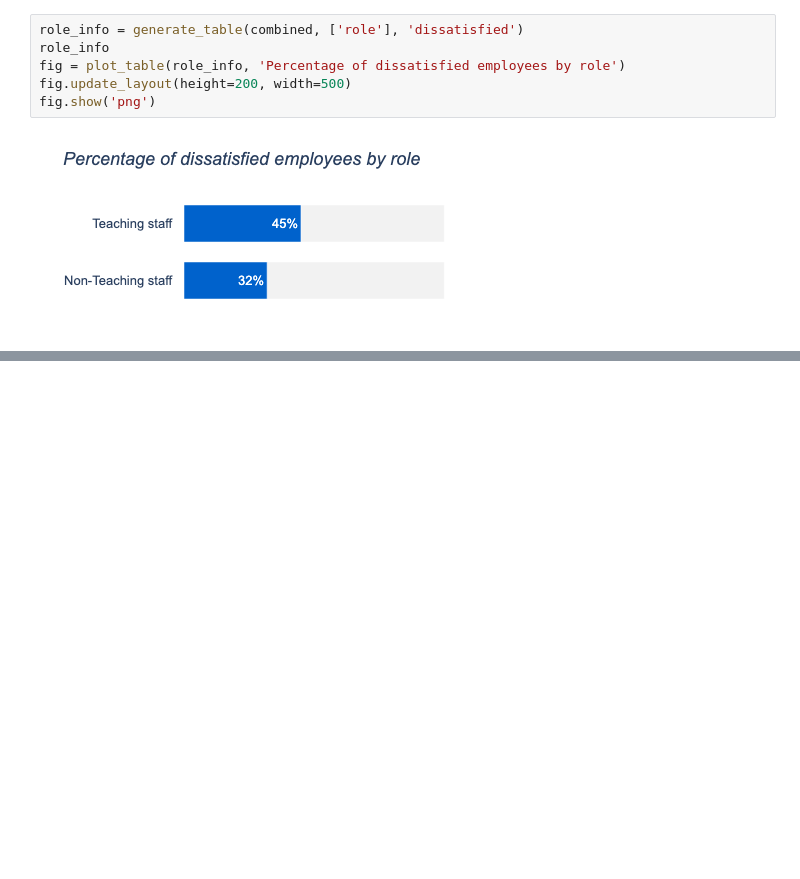
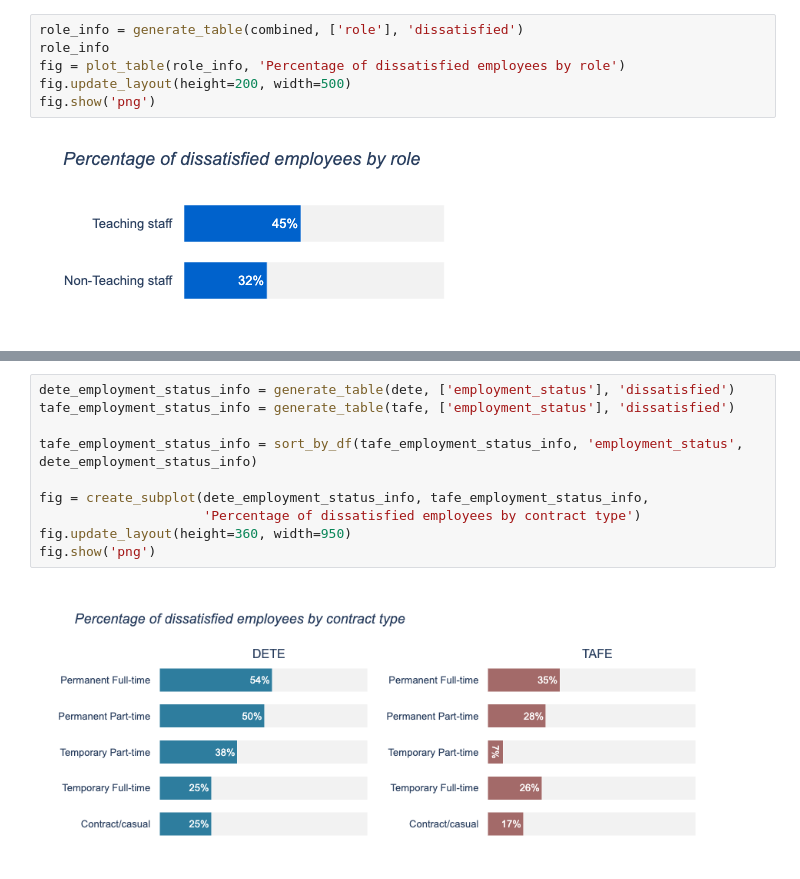
Before and after one commit to Lippins/Employee_exit_surveys, a Jupyter notebook: notebook.ipynb, the cells around one changed output, grey strips where cells are left out. Drawn from its saved outputs; the diff is of its cells as text; blank space fills up the shorter version.

```diff
--- a/notebook.ipynb
+++ b/notebook.ipynb
@@ -1394,0 +1477,12 @@ fig.show('png')
+# %%
+dete_employment_status_info = generate_table(dete, ['employment_status'], 'dissatisfied')
+tafe_employment_status_info = generate_table(tafe, ['employment_status'], 'dissatisfied')
+
+tafe_employment_status_info = sort_by_df(tafe_employment_status_info, 'employment_status', dete_employment_status_info)
+
+fig = create_subplot(dete_employment_status_info, tafe_employment_status_info,
+                     'Percentage of dissatisfied employees by contract type')
+fig.update_layout(height=360, width=950)
+fig.show('png')
+# %% [output]
+[figure, added]
```
Also changed, not shown: parts of 6 cells of this notebook.
